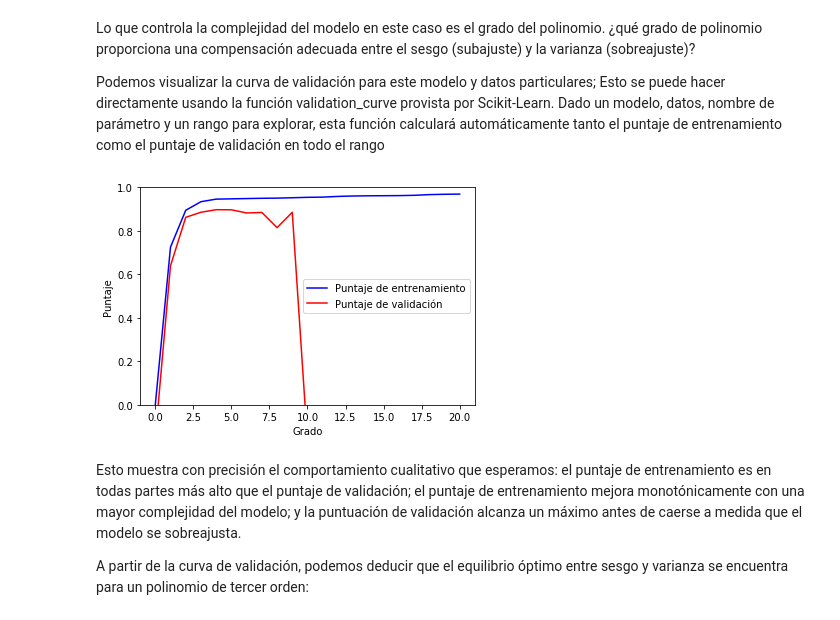
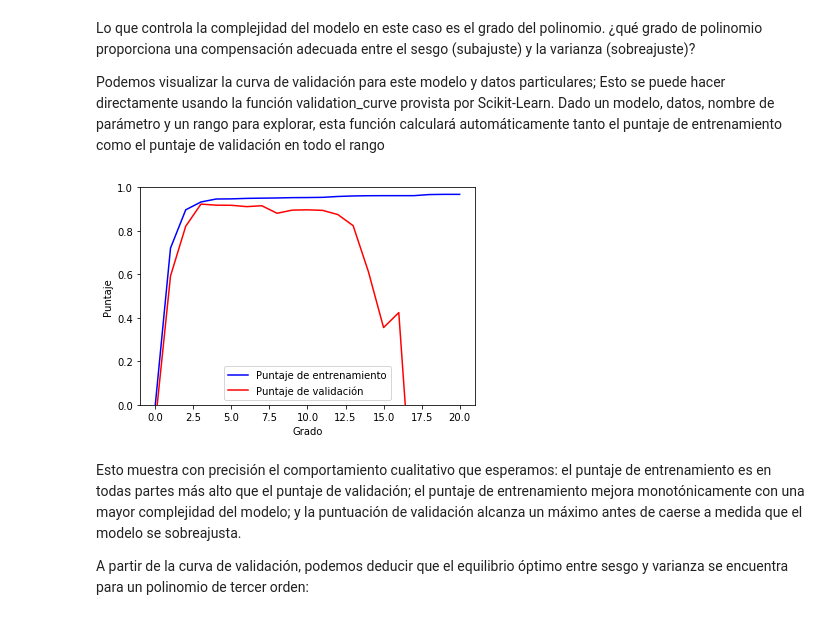
Before and after one commit to jubotero/cursoML, a Jupyter notebook: S06/SummanS06.ipynb, the cells around one changed output. Cells and saved outputs as stored; diff of their text form; code cells hidden in the pictures.

```diff
--- a/S06/SummanS06.ipynb
+++ b/S06/SummanS06.ipynb
@@ -151,17 +150,17 @@ Podemos visualizar la curva de validación para este modelo y datos particulares
 # %%
 from sklearn.model_selection import validation_curve
 degree = np.arange(0, 21)
 train_score, val_score = validation_curve(PolynomialRegression(), X, y,
                                           'polynomialfeatures__degree', degree, cv=7)
 
-plt.plot(degree, np.mean(train_score, 1), color='blue', label='Puntaje de entrenamiento')
-plt.plot(degree, np.mean(val_score, 1), color='red', label='Puntaje de validación')
+plt.plot(degree, np.median(train_score, 1), color='blue', label='Puntaje de entrenamiento')
+plt.plot(degree, np.median(val_score, 1), color='red', label='Puntaje de validación')
 plt.legend(loc='best')
 plt.ylim(0, 1)
 plt.xlabel('Grado')
 plt.ylabel('Puntaje');
 # %% [output]
-[figure, old version]
+[figure, new version]
 # %% [markdown]
 Esto muestra con precisión el comportamiento cualitativo que esperamos: el puntaje de entrenamiento es en todas partes más alto que el puntaje de validación; el puntaje de entrenamiento mejora monotónicamente con una mayor complejidad del modelo; y la puntuación de validación alcanza un máximo antes de caerse a medida que el modelo se sobreajusta.
 
```
Also changed, not shown: parts of 40 cells of this notebook.
